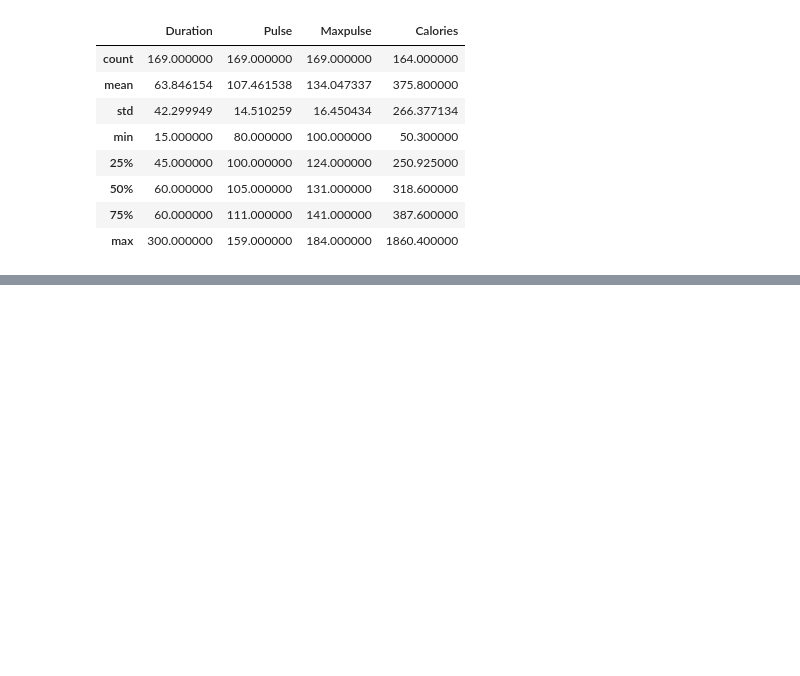
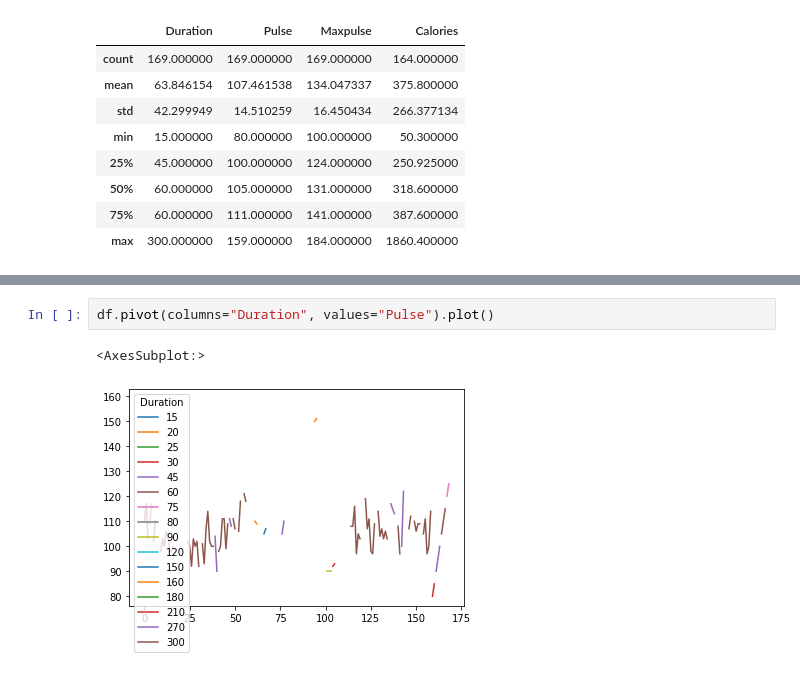
Before and after one commit to nabin0/Machine-Learning, a Jupyter notebook: DS/Pandas_Basics.ipynb, the cells around one changed output, grey strips where cells are left out. Drawn from its saved outputs; the diff is of its cells as text; blank space fills up the shorter version.

```diff
--- a/DS/Pandas_Basics.ipynb
+++ b/DS/Pandas_Basics.ipynb
@@ -168,0 +363,5 @@ df.describe()
+# %%
+df.pivot(columns="Duration", values="Pulse").plot()
+# %% [output]
+<AxesSubplot:>
+[figure, added]
```
Also changed, not shown: parts of 28 cells of this notebook, 2 other files.
